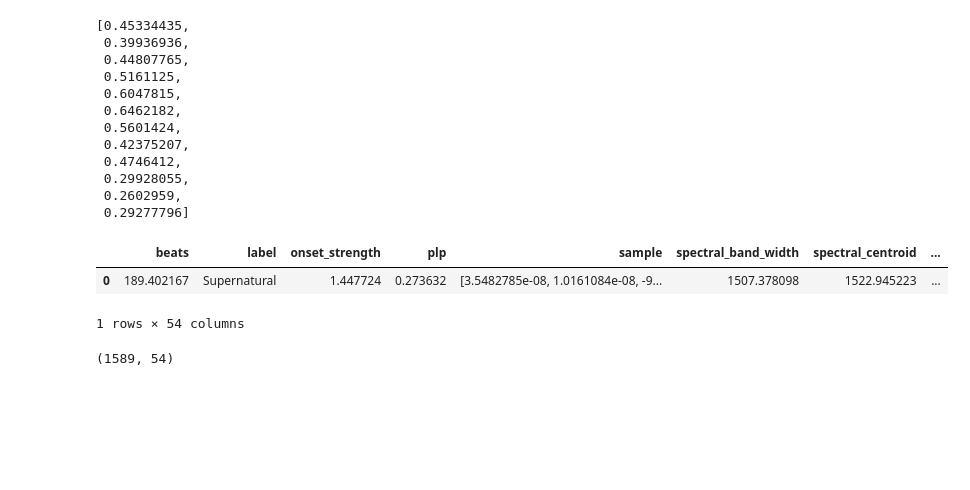
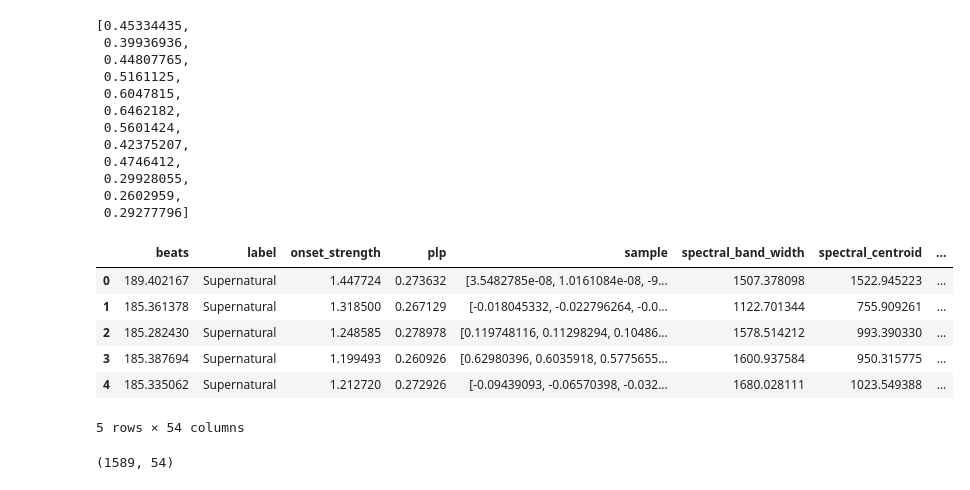
Before and after one commit to Fominayasg/Audio_features_analysis--Music_evokes_cinema, a Jupyter notebook: Data_analisys-Copy1.ipynb, the cells around one changed output. Cells and saved outputs as stored; diff of their text form; code cells hidden in the pictures; blank space fills up the shorter version.

```diff
--- a/Data_analisys-Copy1.ipynb
+++ b/Data_analisys-Copy1.ipynb
@@ -130,11 +130,15 @@ df['tonal_centroid'].iloc[0]
 df[['tc1','tc2','tc3','tc4','tc5','tc6','tc7','tc8','tc9','tc10','tc11','tc12']] = pd.DataFrame(df.tonal_centroid.tolist(), index= df.index)
 df = df.drop(['tonal_centroid'], axis=1)
 # %%
-df.head(1)
+df.head()
 # %% [output]
 |  | beats | label | onset_strength | plp | sample | spectral_band_width | spectral_centroid | ... |
 | 0 | 189.402167 | Supernatural | 1.447724 | 0.273632 | [3.5482785e-08, 1.0161084e-08, -9... | 1507.378098 | 1522.945223 | ... |
+| 1 | 185.361378 | Supernatural | 1.318500 | 0.267129 | [-0.018045332, -0.022796264, -0.0... | 1122.701344 | 755.909261 | ... |
+| 2 | 185.282430 | Supernatural | 1.248585 | 0.278978 | [0.119748116, 0.11298294, 0.10486... | 1578.514212 | 993.390330 | ... |
+| 3 | 185.387694 | Supernatural | 1.199493 | 0.260926 | [0.62980396, 0.6035918, 0.5775655... | 1600.937584 | 950.315775 | ... |
+| 4 | 185.335062 | Supernatural | 1.212720 | 0.272926 | [-0.09439093, -0.06570398, -0.032... | 1680.028111 | 1023.549388 | ... |
-1 rows × 54 columns
+5 rows × 54 columns
 # %%
 df.shape
 # %% [output]
```
Also changed, not shown: 4 other files.
